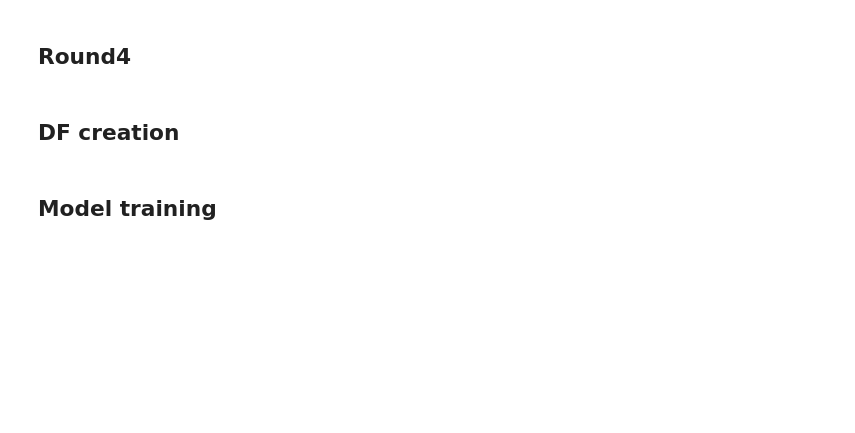
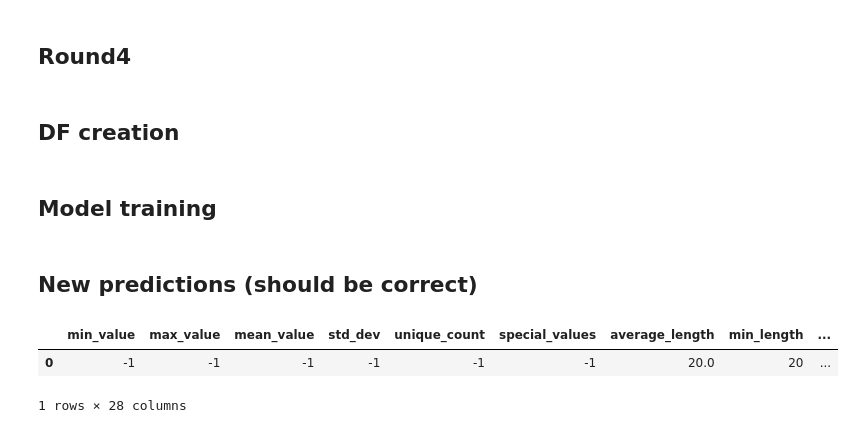
Before and after one commit to unimib-datAI/lamAPI, a Jupyter notebook: work/NE_lit_classifier.ipynb, the cells around one changed output. Drawn from its saved outputs; the diff is of its cells as text; code cells hidden in the pictures; blank space fills up the shorter version.

```diff
--- a/work/NE_lit_classifier.ipynb
+++ b/work/NE_lit_classifier.ipynb
@@ -684,0 +775,45 @@ filtered_df[:10]
+# %% [markdown]
+## New predictions (should be correct)
+# %%
+datetime_strings = [
+    "2023-02-15 08:30:00",
+    "2023-03-20 18:45:00",
+    "2023-04-10 10:00:00",
+    "2023-05-05 14:20:00"
+]
+df = pd.DataFrame({'desc': ["maggiore di tre anni" for i in range(0, 10)]})
+#df = pd.DataFrame({'desc': datetime_strings})
+column_analysis = ColumnAnalysis()
+df_feat = await column_analysis.classify_columns_async(df)
+columns = [
+        'min_value', 'max_value', 'mean_value', 'std_dev', 'unique_count', 'special_values',
+        'average_length', 'min_length', 'max_length', 'all_caps', 'capitalized', 'hyphens', 'periods', 'commas', 'common_prefixes', 'common_suffixes',
+        'alphabetic_chars', 'digit_chars', 'special_chars', 'min_date', 'max_date', 'date_range', 'year_counts', 'month_counts'
+    ]
+
+
+test_df = pd.DataFrame()
+
+for entry in df_feat:
+    row = {col: [entry.get(col, None)] for col in columns}
+    test_df = pd.DataFrame(row)
+# %%
+# Assuming 'test_df' is your DataFrame name
+test_df['min_date'] = pd.to_datetime(test_df['min_date'], format='%Y-%m-%d %H:%M:%S')
+test_df['max_date'] = pd.to_datetime(test_df['max_date'], format='%Y-%m-%d %H:%M:%S')
+test_df['min_month'] = test_df['min_date'].dt.month
+test_df['min_year'] = test_df['min_date'].dt.year
+test_df['max_month'] = test_df['max_date'].dt.month
+test_df['max_year'] = test_df['max_date'].dt.year
+# %%
+# Fill NaN values in columns 2 to 20 with -1
+test_df.iloc[:, 0:19] = test_df.iloc[:, 0:19].fillna(-1)
+
+# Fill NaN values in columns 23 to 26 with 0
+test_df.iloc[:, 19:28] = test_df.iloc[:, 19:28].fillna(0)
+# %%
+test_df
+# %% [output]
+|  | min_value | max_value | mean_value | std_dev | unique_count | special_values | average_length | min_length | ... |
+| 0 | -1 | -1 | -1 | -1 | -1 | -1 | 20.0 | 20 | ... |
+1 rows × 28 columns
```
Also changed, not shown: parts of 19 cells of this notebook, 5 other files.
